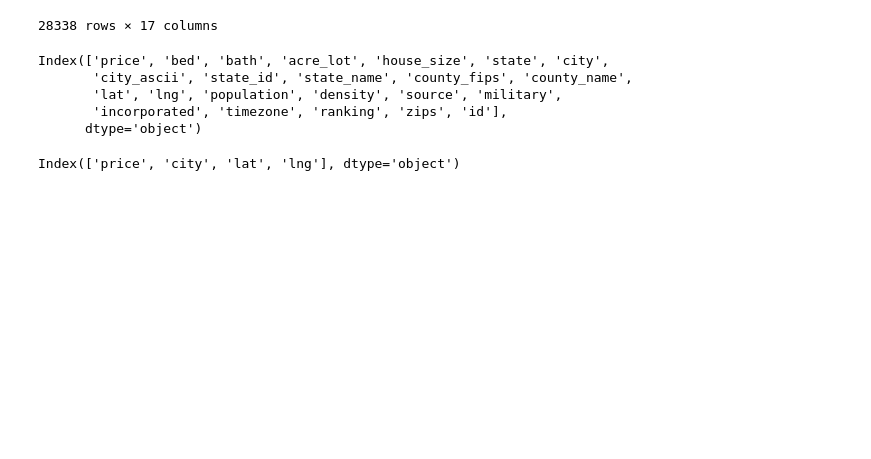
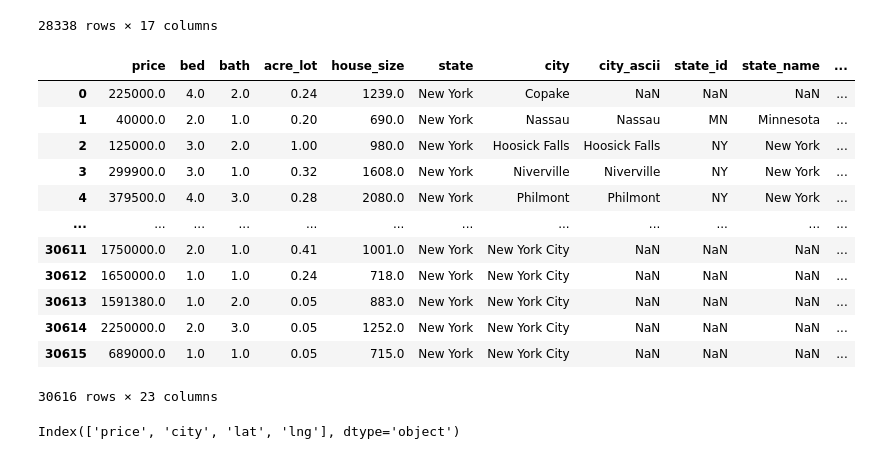
Before and after one commit to NMcHale029/BC-Project-1, a Jupyter notebook: cites.ipynb, the cells around one changed output. Drawn from its saved outputs; the diff is of its cells as text; code cells hidden in the pictures; blank space fills up the shorter version.

```diff
--- a/cites.ipynb
+++ b/cites.ipynb
@@ -102,9 +106,9 @@ ny_cities_df
 | 63461 | 689000.0 | 1.0 | 1.0 | 0.05 | 715.0 | New York | New York City |
 13685 rows × 7 columns
 # %%
-#read source data file for coordinates of latitude and Longitude of US Cities.
+# #read source data file for coordinates of latitude and Longitude of US Cities.
 citieslatlong_df = pd.read_csv("uscities.csv")
-citieslatlong_df
+citieslatlong_df=[citieslatlong_df("state ")}
 # %% [output]
 |  | city | city_ascii | state_id | state_name | county_fips | county_name | lat | lng | population | ... |
 | 0 | New York | New York | NY | New York | 36061 | New York | 40.6943 | -73.9249 | 18713220 | ... |
@@ -120,13 +124,21 @@ citieslatlong_df
 | 28337 | Monowi | Monowi | NE | Nebraska | 31015 | Boyd | 42.8307 | -98.3296 | 1 | ... |
 28338 rows × 17 columns
 # %%
-merge_df = pd.DataFrame
+#merge_df = pd.DataFrame
 merge_df=pd.merge(ny_cities_df, citieslatlong_df, on="city", how="left")
 merge_df
-merge_df.columns
+#merge_df.columns
 # %% [output]
+|  | price | bed | bath | acre_lot | house_size | state | city | city_ascii | state_id | state_name | ... |
+| 0 | 225000.0 | 4.0 | 2.0 | 0.24 | 1239.0 | New York | Copake | NaN | NaN | NaN | ... |
+| 1 | 40000.0 | 2.0 | 1.0 | 0.20 | 690.0 | New York | Nassau | Nassau | MN | Minnesota | ... |
+| 2 | 125000.0 | 3.0 | 2.0 | 1.00 | 980.0 | New York | Hoosick Falls | Hoosick Falls | NY | New York | ... |
+| 3 | 299900.0 | 3.0 | 1.0 | 0.32 | 1608.0 | New York | Niverville | Niverville | NY | New York | ... |
+| 4 | 379500.0 | 4.0 | 3.0 | 0.28 | 2080.0 | New York | Philmont | Philmont | NY | New York | ... |
+| ... | ... | ... | ... | ... | ... | ... | ... | ... | ... | ... | ... |
+| 30611 | 1750000.0 | 2.0 | 1.0 | 0.41 | 1001.0 | New York | New York City | NaN | NaN | NaN | ... |
+| 30612 | 1650000.0 | 1.0 | 1.0 | 0.24 | 718.0 | New York | New York City | NaN | NaN | NaN | ... |
+| 30613 | 1591380.0 | 1.0 | 2.0 | 0.05 | 883.0 | New York | New York City | NaN | NaN | NaN | ... |
+| 30614 | 2250000.0 | 2.0 | 3.0 | 0.05 | 1252.0 | New York | New York City | NaN | NaN | NaN | ... |
+| 30615 | 689000.0 | 1.0 | 1.0 | 0.05 | 715.0 | New York | New York City | NaN | NaN | NaN | ... |
-Index(['price', 'bed', 'bath', 'acre_lot', 'house_size', 'state', 'city',
-       'city_ascii', 'state_id', 'state_name', 'county_fips', 'county_name',
-       'lat', 'lng', 'population', 'density', 'source', 'military',
-       'incorporated', 'timezone', 'ranking', 'zips', 'id'],
-      dtype='object')
+30616 rows × 23 columns
```
Also changed, not shown: parts of 6 cells of this notebook.
